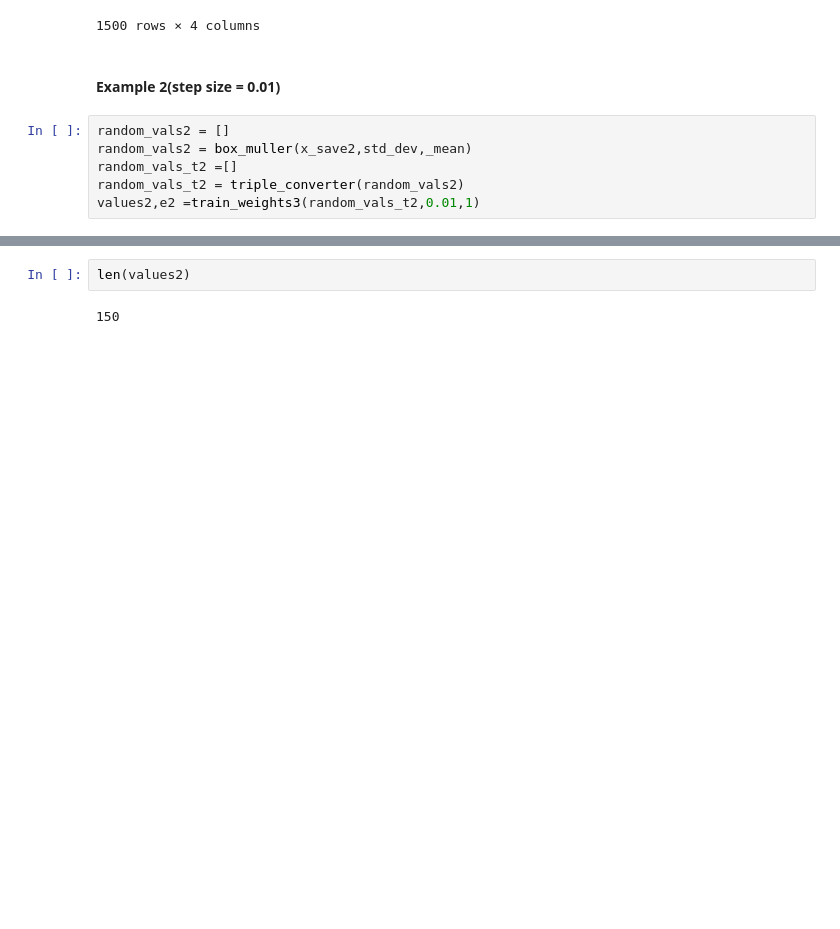
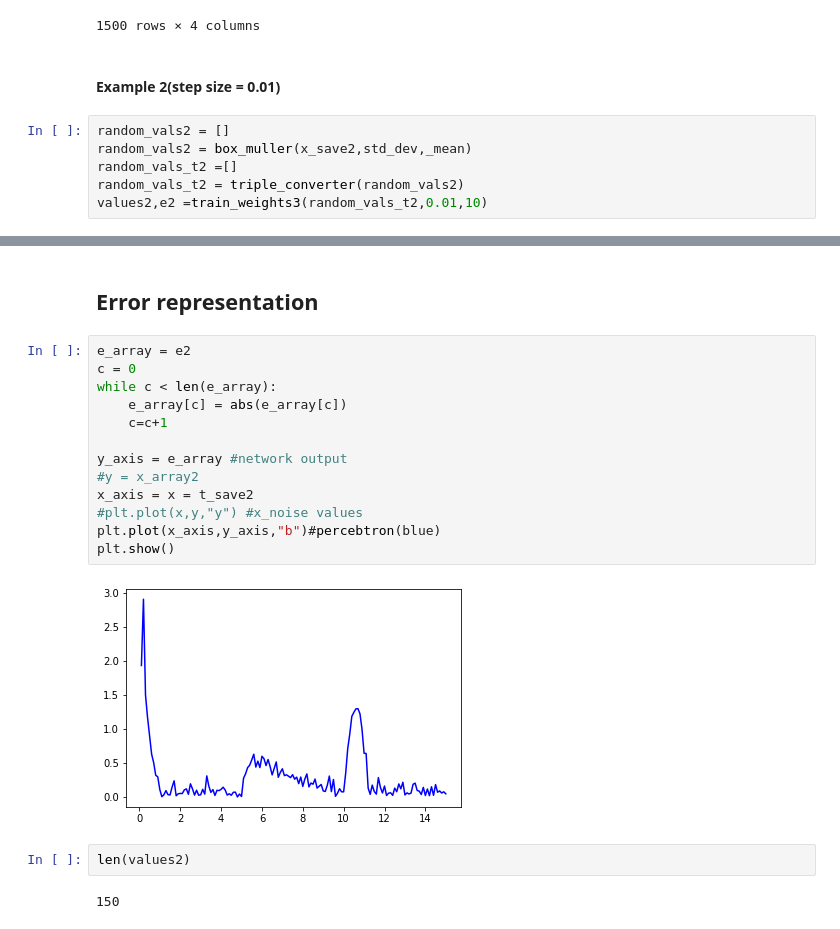
Before and after one commit to Kikumu/Computational-science-practice, a Jupyter notebook: CourseProject/Computational-Science-ACW.ipynb, the cells around one changed output, grey strips where cells are left out. Saved outputs shown, nothing was run; the diff lists cells and outputs as text; blank space fills up the shorter version.

```diff
--- a/CourseProject/Computational-Science-ACW.ipynb
+++ b/CourseProject/Computational-Science-ACW.ipynb
@@ -473,5 +489,5 @@ random_vals2 = []
 random_vals2 = box_muller(x_save2,std_dev,_mean)
 random_vals_t2 =[]
 random_vals_t2 = triple_converter(random_vals2)
-values2,e2 =train_weights3(random_vals_t2,0.01,1)
+values2,e2 =train_weights3(random_vals_t2,0.01,10)
 # %% [output]
@@ -488,3 +513,20 @@ plt.show()
+# %% [markdown]
+## Error representation
+# %%
+e_array = e2
+c = 0
+while c < len(e_array):
+    e_array[c] = abs(e_array[c])
+    c=c+1
+
+y_axis = e_array #network output
+#y = x_array2
+x_axis = x = t_save2
+#plt.plot(x,y,"y") #x_noise values
+plt.plot(x_axis,y_axis,"b")#percebtron(blue)
+plt.show()
+# %% [output]
+[figure, added]
 # %%
 len(values2)
 # %% [output]
```
Also changed, not shown: parts of 40 cells of this notebook.
